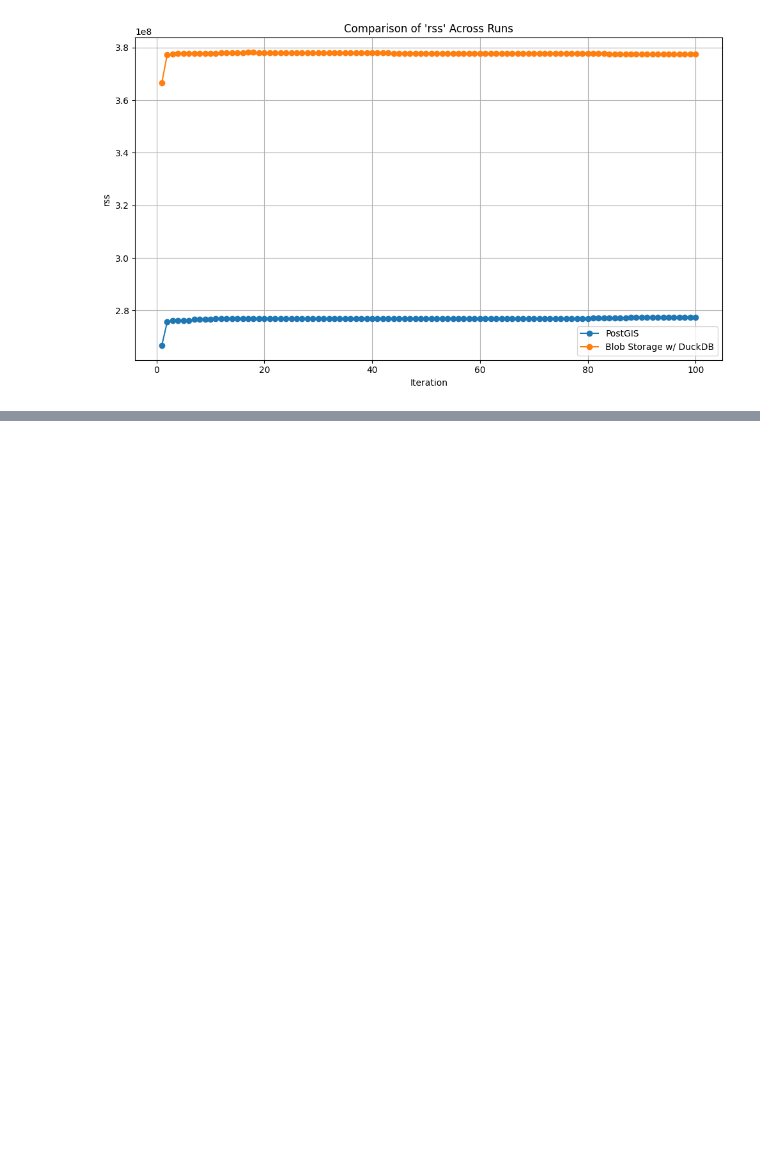
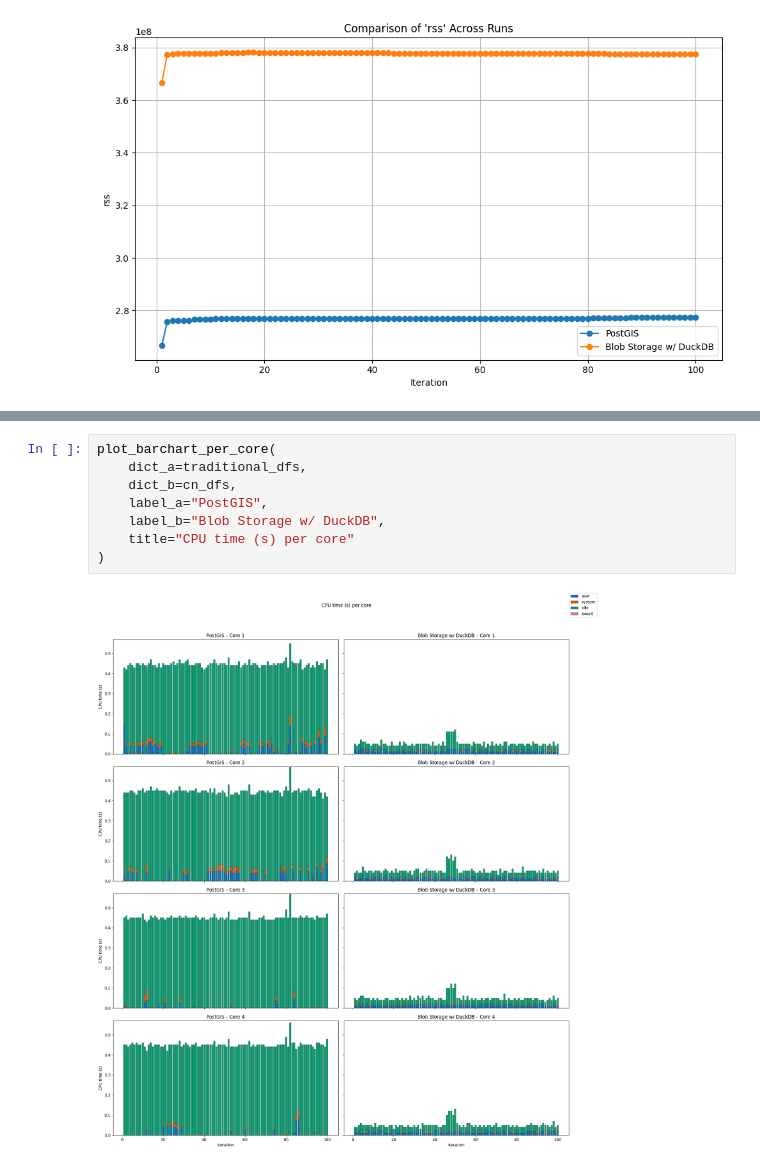
Before and after one commit to kartAI/doppa-analytics, a Jupyter notebook: 01-db-scan.ipynb, the cells around one changed output, grey strips where cells are left out. Cells and saved outputs as stored; diff of their text form; blank space fills up the shorter version.

Commit message:
#3 Added more plots and more descriptions

```diff
--- a/01-db-scan.ipynb
+++ b/01-db-scan.ipynb
@@ -167,0 +173,10 @@ linechart(
+# %%
+plot_barchart_per_core(
+    dict_a=traditional_dfs,
+    dict_b=cn_dfs,
+    label_a="PostGIS",
+    label_b="Blob Storage w/ DuckDB",
+    title="CPU time (s) per core"
+)
+# %% [output]
+[figure, added]
```
Also changed, not shown: parts of 2 cells of this notebook.
